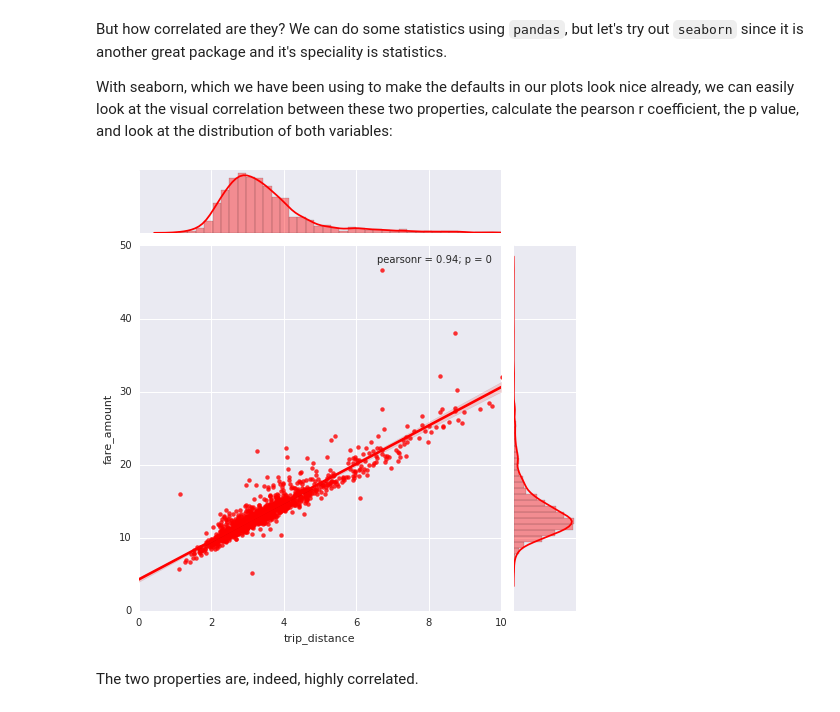
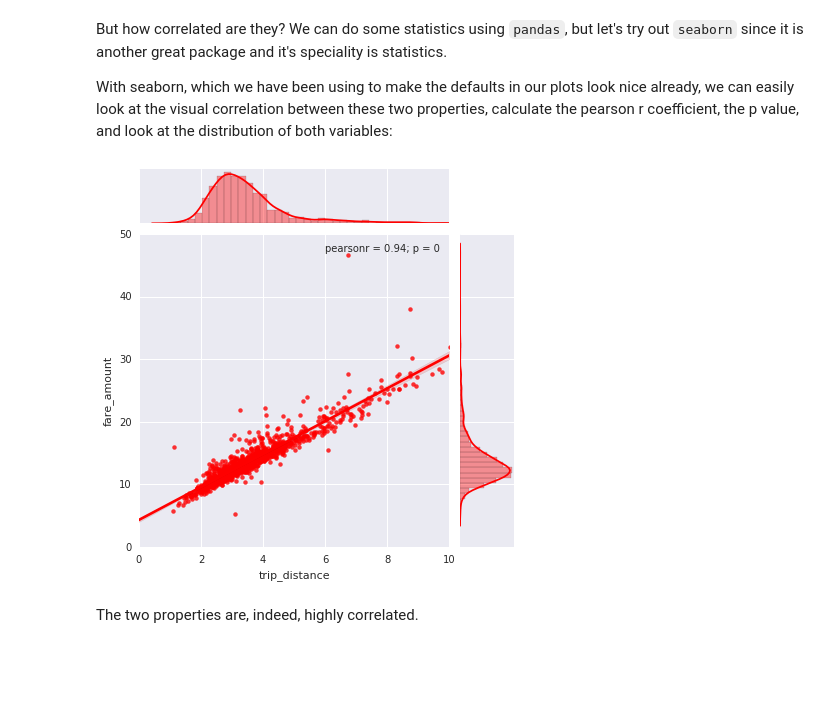
Before and after one commit to kthyng/python4geosciences, a Jupyter notebook: examples/intro.ipynb, the cells around one changed output. Cells and saved outputs as stored; diff of their text form; code cells hidden in the pictures; blank space fills up the shorter version.

```diff
--- a/examples/intro.ipynb
+++ b/examples/intro.ipynb
@@ -28,17 +32,5 @@ from datetime import datetime
 # %% [markdown]
 Here are some niceties for the fonts in our plots.
-# %%
-import matplotlib as mpl
-mpl.rcParams.update({'font.size': 14})
-mpl.rcParams['font.sans-serif'] = 'Arev Sans, Bitstream Vera Sans, Lucida Grande, Verdana, Geneva, Lucid, Helvetica, Avant Garde, sans-serif'
-mpl.rcParams['mathtext.fontset'] = 'custom'
-mpl.rcParams['mathtext.cal'] = 'cursive'
-mpl.rcParams['mathtext.rm'] = 'sans'
-mpl.rcParams['mathtext.tt'] = 'monospace'
-mpl.rcParams['mathtext.it'] = 'sans:italic'
-mpl.rcParams['mathtext.bf'] = 'sans:bold'
-mpl.rcParams['mathtext.sf'] = 'sans'
-mpl.rcParams['mathtext.fallback_to_cm'] = 'True'
 # %% [markdown]
 Because the data files are quite large for this example, I previously did some work to cut them down in size. I have preserved my steps in the following cell. Then I saved the file to [figshare](https://figshare.com/) to share it with you.
 # %%
@@ -106,10 +100,10 @@ But how correlated are they? We can do some statistics using `pandas`, but let's
 
 With seaborn, which we have been using to make the defaults in our plots look nice already, we can easily look at the visual correlation between these two properties, calculate the pearson r coefficient, the p value, and look at the distribution of both variables:
 # %%
-g = sns.jointplot("trip_distance", "fare_amount", data=df.resample('1T'), kind="reg",
-                  xlim=(0, 10), ylim=(0, 50), color="r", size=7)
+g = sns.jointplot("trip_distance", "fare_amount", data=df.resample('1T').mean(), kind="reg",
+                  xlim=(0, 10), ylim=(0, 50), color="r")
 # %% [output]
-[figure, old version]
+[figure, new version]
 # %% [markdown]
 The two properties are, indeed, highly correlated.
 # %% [markdown]
```
Also changed, not shown: parts of 7 cells of this notebook.
